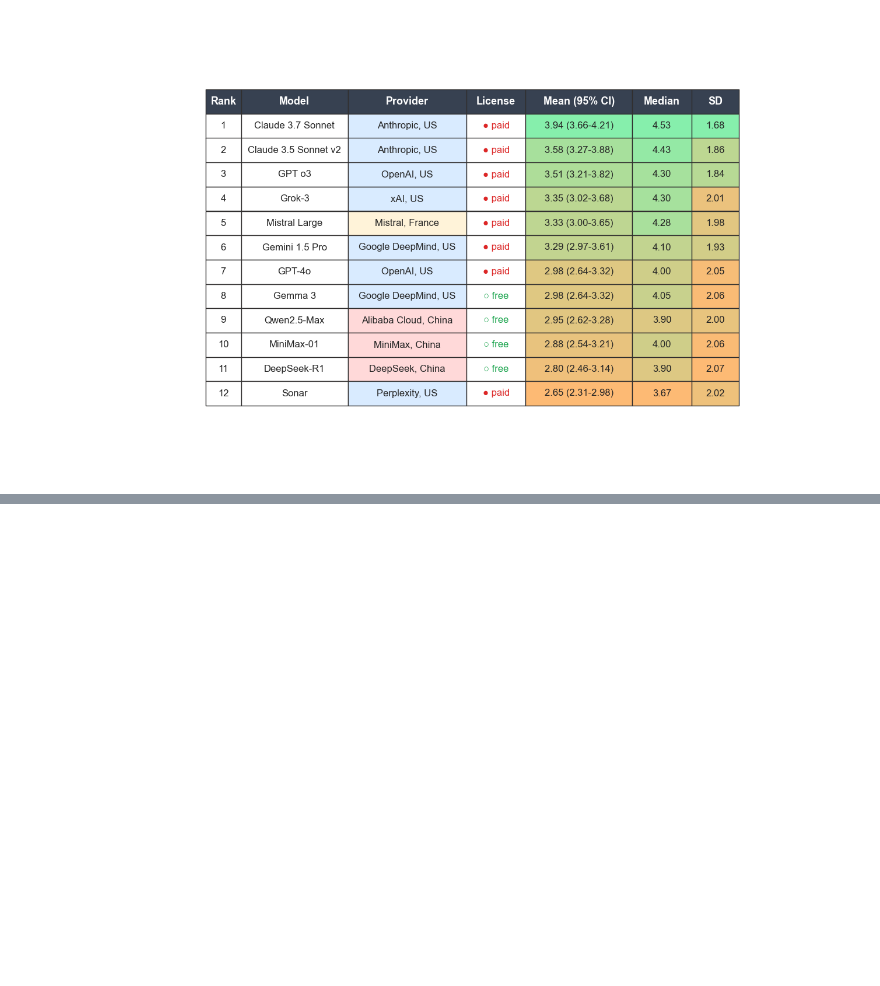
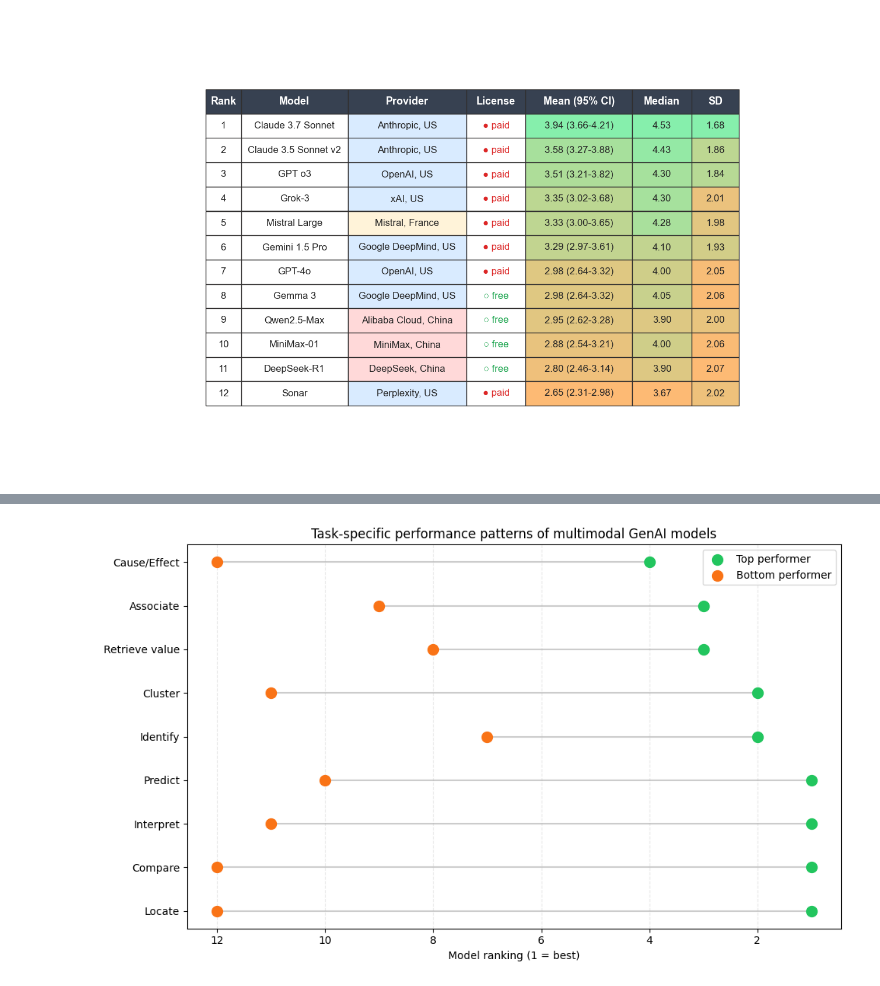
Before and after one commit to MartaSolarz/evaluation-genai-statistical-maps, a Jupyter notebook: descriptive_analysis/tables.ipynb, the cells around one changed output, grey strips where cells are left out. Drawn from its saved outputs; the diff is of its cells as text; code cells hidden in the pictures; blank space fills up the shorter version.

Commit message:
add data

```diff
--- a/descriptive_analysis/tables.ipynb
+++ b/descriptive_analysis/tables.ipynb
@@ -449,0 +670,69 @@ plt.show()
+# %%
+import matplotlib.pyplot as plt
+import pandas as pd
+
+# ==============================
+# Dane (Task-specific top & bottom performers)
+# ==============================
+data = [
+    # Task, Top performer, Bottom performer
+    ("Locate", "Claude 3.7 Sonnet", "Sonar"),
+    ("Compare", "Claude 3.7 Sonnet", "Sonar"),
+    ("Interpret", "Claude 3.7 Sonnet", "DeepSeek-R1"),
+    ("Predict", "Claude 3.7 Sonnet", "Grok-3"),
+    ("Identify", "Claude 3.5 Sonnet v2", "GPT-4o"),
+    ("Cluster", "Claude 3.5 Sonnet v2", "DeepSeek-R1"),
+    ("Retrieve value", "GPT o3", "Gemma 3"),
+    ("Associate", "GPT o3", "Qwen2.5-Max"),
+    ("Cause/Effect", "MiniMax-01", "Sonar")
+]
+
+df = pd.DataFrame(data, columns=["Task", "Top", "Bottom"])
+
+# ==============================
+# Przypisz ranking dla wizualizacji (przykładowe wartości X)
+# ==============================
+# Możemy przypisać arbitralne wartości X do top/bottom, aby je pokazać
+rank_dict = {
+    "Claude 3.7 Sonnet": 1,
+    "Claude 3.5 Sonnet v2": 2,
+    "GPT o3": 3,
+    "MiniMax-01": 4,
+    "Sonar": 12,
+    "DeepSeek-R1": 11,
+    "Qwen2.5-Max": 9,
+    "Gemma 3": 8,
+    "GPT-4o": 7,
+    "Grok-3": 10
+}
+
+df["Top_val"] = df["Top"].map(rank_dict)
+df["Bottom_val"] = df["Bottom"].map(rank_dict)
+
+# ==============================
+# Tworzenie dumbbell plot
+# ==============================
+fig, ax = plt.subplots(figsize=(10, 6))
+
+# Linie łączące top i bottom
+for idx, row in df.iterrows():
+    ax.plot([row["Top_val"], row["Bottom_val"]], [row["Task"], row["Task"]], color="#cccccc", zorder=1)
+
+# Punkty top performer
+ax.scatter(df["Top_val"], df["Task"], color="#22c55e", s=100, label="Top performer", zorder=2)
+# Punkty bottom performer
+ax.scatter(df["Bottom_val"], df["Task"], color="#f97316", s=100, label="Bottom performer", zorder=3)
+
+# Oś X – odwrócona, bo 1 = najlepszy
+ax.invert_xaxis()
+
+# Dodatki estetyczne
+ax.set_xlabel("Model ranking (1 = best)")
+ax.set_title("Task-specific performance patterns of multimodal GenAI models")
+ax.grid(axis='x', linestyle='--', alpha=0.3)
+ax.legend(loc='upper right')
+
+plt.tight_layout()
+plt.show()
+# %% [output]
+[figure, added]
```
Also changed, not shown: parts of 3 cells of this notebook, 5 other files.
